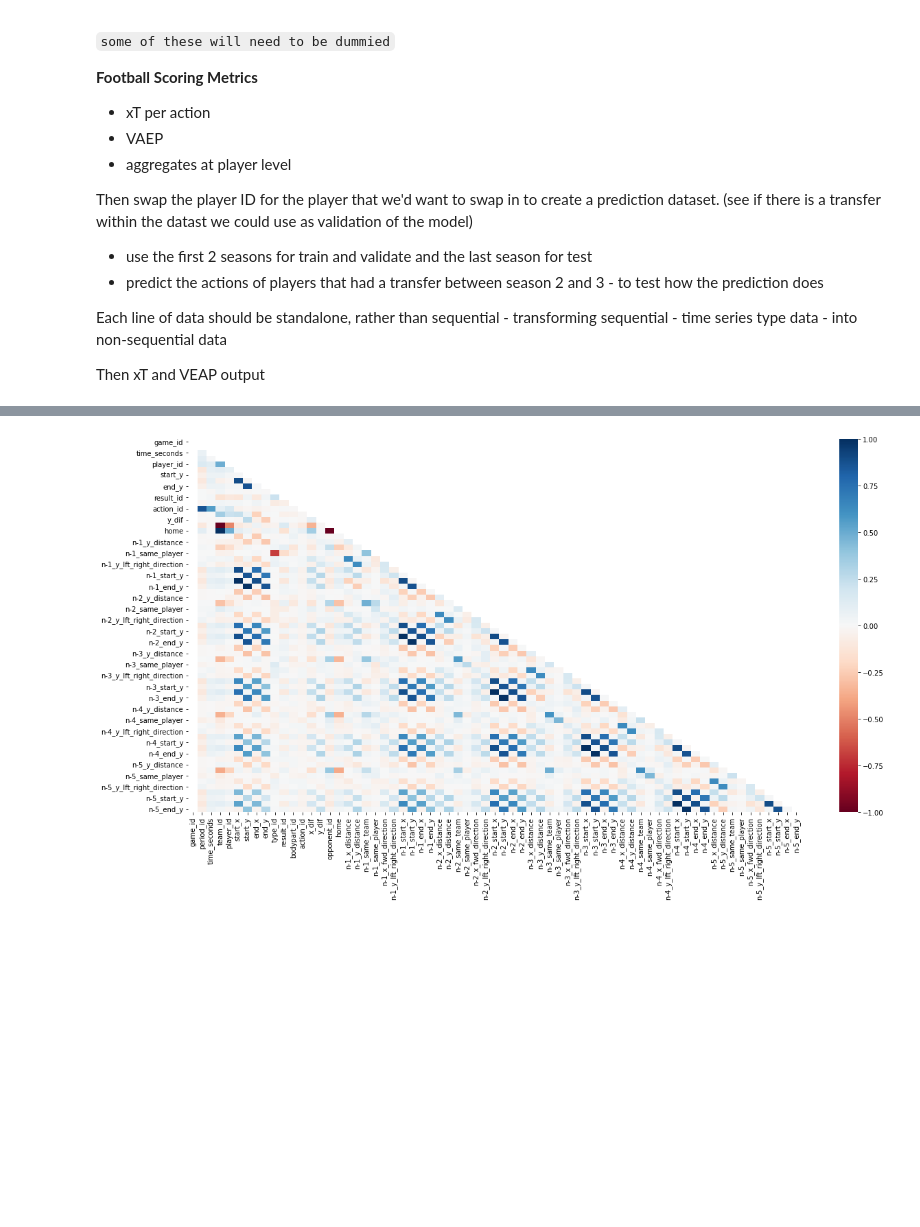
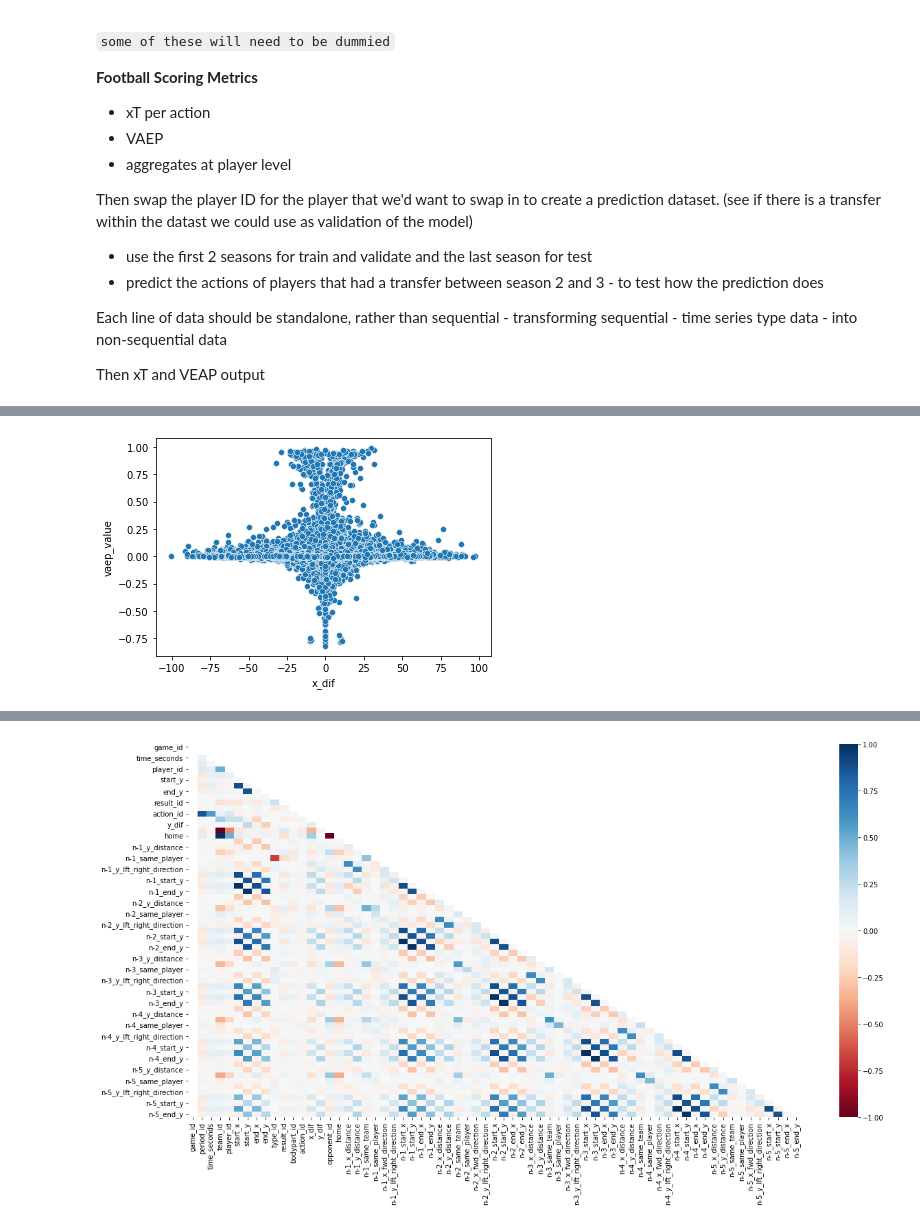
Before and after one commit to alexmihalache/Football-Analytics-Capstone---BrainStation-Final-Project, a Jupyter notebook: soccer_action_exploration.ipynb, the cells around one changed output, grey strips where cells are left out. Saved outputs shown, nothing was run; the diff lists cells and outputs as text; code cells hidden in the pictures; blank space fills up the shorter version.

```diff
--- a/soccer_action_exploration.ipynb
+++ b/soccer_action_exploration.ipynb
@@ -497,3 +496,43 @@ for i, row in mov_actions_with_zones.iterrows():
 
 mov_actions_with_zones['end_pitch_zone'] = end_zones
 mov_actions_with_zones['start_pitch_zone'] = zones
+# %%
+# opposition
+matches = list(df_actions_zones['game_id'].unique())
+match_teams = {match: list(df_actions_zones[df_actions_zones['game_id'] == match]['team_id'].unique()) for match in matches}
+
+df_actions_zones['opponent_id'] = [match_teams[k][1] if match_teams[k][0] == row['team_id'] else match_teams[k][0] \
+     for i, row in df_actions_zones.iterrows() \
+        for k, v in match_teams.items() \
+            if row['game_id'] == k]
+
+# Home or Away
+df_actions_zones['home'] = [1 if np.array(df_games[df_games.index == row['game_id']]['home_team_id'] == row['team_id'])[0] \
+    else 0 for i, row in df_actions_zones.iterrows() \
+        for match in matches if row['game_id'] == match]
+
+# x and y distance traveled
+df_actions_zones['x_dif'] = (df_actions_zones['end_x'] - df_actions_zones['start_x'])
+df_actions_zones['y_dif'] = (df_actions_zones['end_y'] - df_actions_zones['start_y'])
+
+#prior moves
+print('Starting prior moves block')
+for n in range(1,6):
+    df_actions_zones[f'n-{n}_x_distance'] = df_actions_zones.groupby('game_id').shift(n)[['x_dif']]
+    df_actions_zones[f'n-{n}_y_distance'] = df_actions_zones.groupby('game_id').shift(n)[['y_dif']]
+    df_actions_zones[f'n-{n}_same_team'] = df_actions_zones.team_id.eq(df_actions_zones.team_id.shift(n))
+    df_actions_zones[f'n-{n}_same_player'] = df_actions_zones.player_id.eq(df_actions_zones.player_id.shift(n))
+    df_actions_zones[f'n-{n}_x_fwd_direction'] = [1 if row['x_dif'] > 0 else 0 for i, row in df_actions_zones.groupby('game_id').shift(n).iterrows()]
+    df_actions_zones[f'n-{n}_y_lft_right_direction'] = [1 if row['y_dif'] > 0 else 0 for i, row in df_actions_zones.groupby('game_id').shift(n).iterrows()]
+    df_actions_zones[f'n-{n}_start_pitch_zone'] = df_actions_zones.groupby('game_id').shift(n)[['start_pitch_zone']]
+    df_actions_zones[f'n-{n}_end_pitch_zone'] = df_actions_zones.groupby('game_id').shift(n)[['end_pitch_zone']]
+    df_actions_zones[f'n-{n}_start_x'] = df_actions_zones.groupby('game_id').shift(n)[['start_x']]
+    df_actions_zones[f'n-{n}_start_y'] = df_actions_zones.groupby('game_id').shift(n)[['start_y']]
+    df_actions_zones[f'n-{n}_end_x'] = df_actions_zones.groupby('game_id').shift(n)[['end_x']]
+    df_actions_zones[f'n-{n}_end_y'] = df_actions_zones.groupby('game_id').shift(n)[['end_y']]
+    df_actions_zones[f'n-{n}_type_id'] = df_actions_zones.groupby('game_id').shift(n)[['type_id']]
+    df_actions_zones[f'n-{n}_result_id'] = df_actions_zones.groupby('game_id').shift(n)[['result_id']]
+    df_actions_zones[f'n-{n}_bodypart_id'] = df_actions_zones.groupby('game_id').shift(n)[['bodypart_id']]
+    df_actions_zones[f'n-{n}_type_name'] = df_actions_zones.groupby('game_id').shift(n)[['type_name']]
+    df_actions_zones[f'n-{n}_result_name'] = df_actions_zones.groupby('game_id').shift(n)[['result_name']]
+    df_actions_zones[f'n-{n}_bodypart_name'] = df_actions_zones.groupby('game_id').shift(n)[['bodypart_name']]
@@ -556 +662,7 @@ for n in range(1,6):
 pd.set_option("display.max_rows", None, "display.max_columns", None)
+# %%
+plt.figure()
+sns.scatterplot(data=df_actions_zones, x='x_dif', y='vaep_value')
+plt.show()
+# %% [output]
+[figure, added]
```
Also changed, not shown: parts of 31 cells of this notebook.
